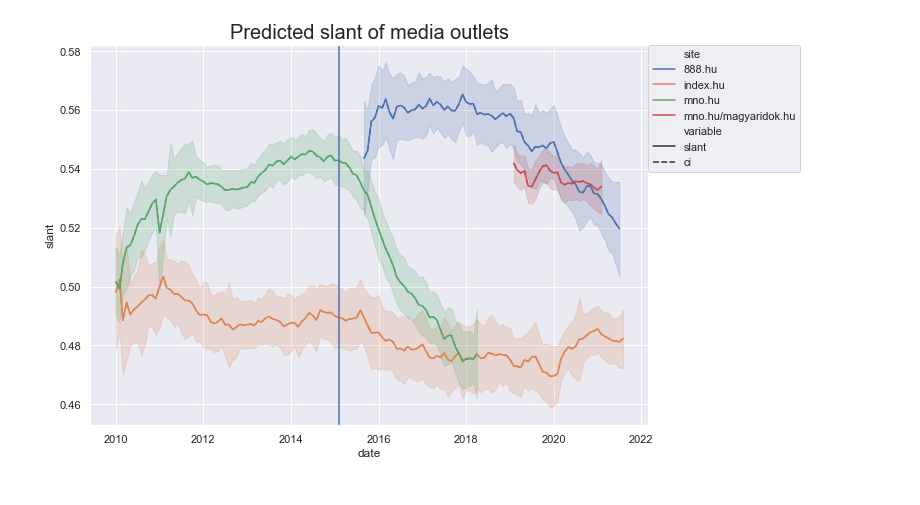
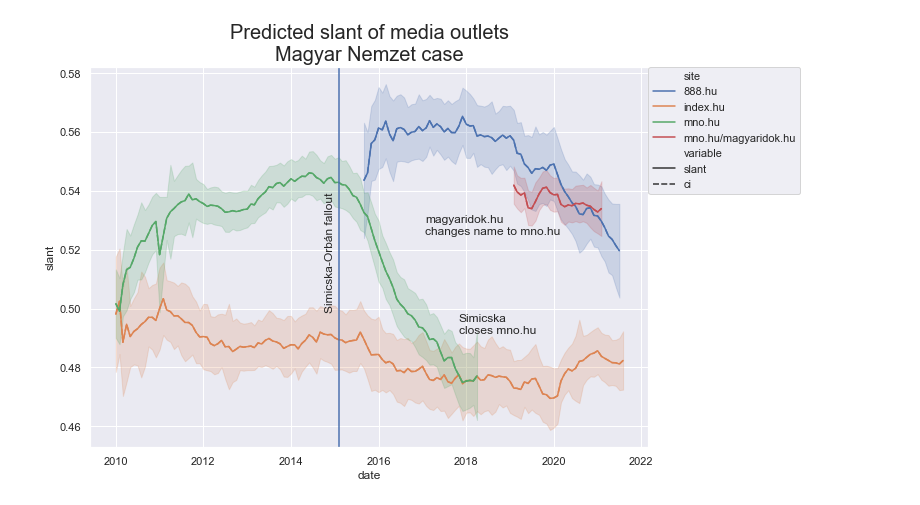
Before and after one commit to adamvig96/media-parliament-scaling, a Jupyter notebook: code/plot_case_studies.ipynb, the cells around one changed output. Saved outputs shown, nothing was run; the diff lists cells and outputs as text; code cells hidden in the pictures.

```diff
--- a/code/plot_case_studies.ipynb
+++ b/code/plot_case_studies.ipynb
@@ -113,21 +130,43 @@ plt.show()
 # %%
 df = execute_formating().loc[
     lambda x: x["site"].isin(["index.hu", "mno.hu", "888.hu", "mno.hu/magyaridok.hu"])
 ]
 figname = "slant_estimates_magyar_nemzet_case.png"
 
 
 plt.figure(figsize=(10, 7))
 sns.set_theme(style="darkgrid")
 sns.lineplot(x="date", y="slant", hue="site", style="variable", data=df)
 plt.legend(bbox_to_anchor=(1, 1), loc=2, borderaxespad=0.0)
-plt.title("Predicted slant of media outlets", size=20)
+plt.title("Predicted slant of media outlets\nMagyar Nemzet case", size=20)
 plt.ylabel("slant")
 
 # G nap
 plt.axvline(dt.datetime(2015, 2, 6))
+plt.annotate(
+    "Simicska-Orbán fallout",
+    xy=(3, 1),
+    xycoords="axes fraction",
+    xytext=(0.42, 0.36),
+    textcoords="axes fraction",
+    rotation=90,
+)
+plt.annotate(
+    "Simicska\ncloses mno.hu",
+    xy=(3, 1),
+    xycoords="axes fraction",
+    xytext=(0.66, 0.3),
+    textcoords="axes fraction"
+)
+plt.annotate(
+    "magyaridok.hu\nchanges name to mno.hu",
+    xy=(3, 1),
+    xycoords="axes fraction",
+    xytext=(0.6, 0.56),
+    textcoords="axes fraction",
+)
 
 plt.savefig("../figures/" + figname)
 plt.show()
 # %% [output]
-[figure, old version]
+[figure, new version]
```
Also changed, not shown: parts of 2 cells of this notebook, 2 other files.
